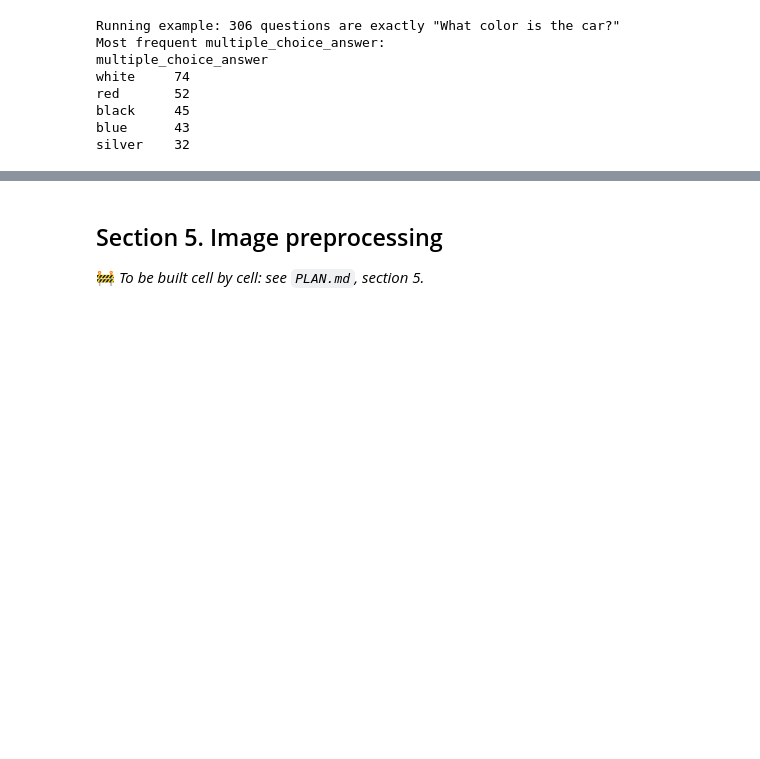
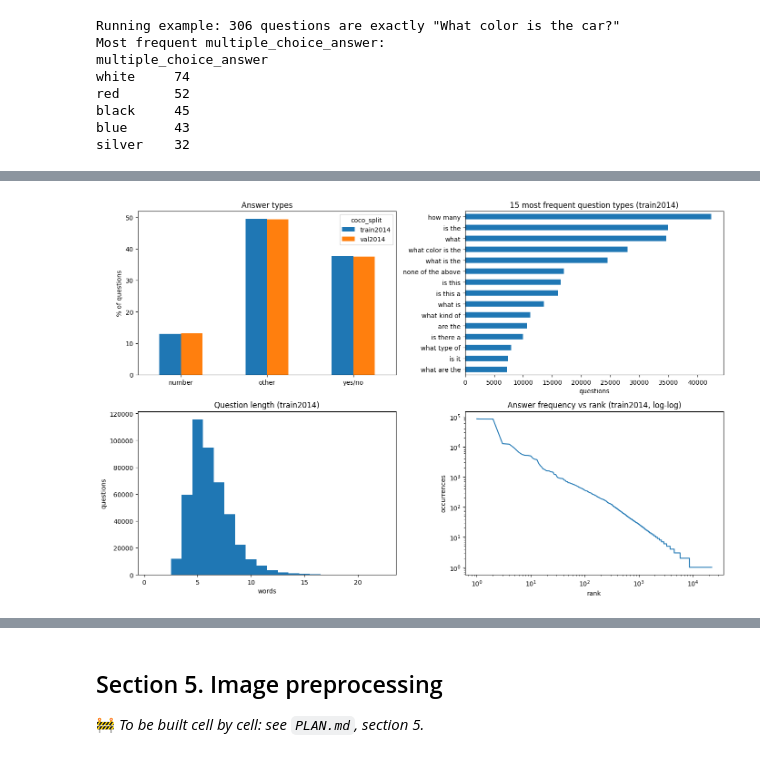
Before and after one commit to mahrane2002/Question-Adaptive-Visual-Token-Selection-for-Efficient-VLM, a Jupyter notebook: Question_Adaptive_VLM.ipynb, the cells around one changed output, grey strips where cells are left out. Cells and saved outputs as stored; diff of their text form; code cells hidden in the pictures; blank space fills up the shorter version.

```diff
--- a/Question_Adaptive_VLM.ipynb
+++ b/Question_Adaptive_VLM.ipynb
@@ -998,0 +1017,77 @@ silver    32
+# %%
+# 4.3 — Data exploration (full train2014 / val2014, before any subsampling)
+
+# Display settings only, not hyperparameters: they change what is printed / plotted, never a result
+TOP_N_QTYPES = 15
+COVERAGE_TOPS = (10, 100, 1000, 3000)
+
+train_df = vqa_df[vqa_df["coco_split"] == "train2014"]
+val_df = vqa_df[vqa_df["coco_split"] == "val2014"]
+
+# ---- 1. Answer types, per COCO split (is val2014, our test set, distributed like train2014?)
+assert set(vqa_df["answer_type"]) == {"yes/no", "number", "other"}, "unexpected answer_type values"
+answer_types = pd.crosstab(vqa_df["answer_type"], vqa_df["coco_split"], normalize="columns")
+print("1. Answer types (% of the questions of each split)")
+print((100 * answer_types).round(1).to_string())
+
+# ---- 2. Question types (train2014)
+qtype_counts = train_df["question_type"].value_counts()
+top_share = qtype_counts.head(TOP_N_QTYPES).sum() / len(train_df)
+print(f"\n2. {len(qtype_counts)} question types; the {TOP_N_QTYPES} most frequent cover {top_share:.1%} of train2014")
+print(qtype_counts.head(5).to_string())
+
+# ---- 3. Question length, in words (train2014)
+q_len = train_df["question"].str.split().str.len()
+print(f"\n3. Words per question: median = {q_len.median():.0f}, p90 = {q_len.quantile(0.9):.0f}, "
+      f"p99 = {q_len.quantile(0.99):.0f}, max = {q_len.max()}")
+# Each word gives at least 1 CLIP token, plus <start> and <end>: (words + 2) is a LOWER bound on the CLIP length.
+surely_cut = (q_len + 2 > cfg.max_question_len).mean()
+print(f"   Questions surely truncated at cfg.max_question_len = {cfg.max_question_len} CLIP tokens: {surely_cut:.3%}"
+      "  (exact count in CLIP tokens: section 7)")
+
+# ---- 4. Answers: long tail (train2014, raw multiple_choice_answer; normalization comes in 4.6)
+ans_counts = train_df["multiple_choice_answer"].value_counts()
+print(f"\n4. {len(ans_counts)} distinct answers, {(ans_counts == 1).sum()} of which appear only once")
+for n in COVERAGE_TOPS:
+    print(f"   top {n:>5} answers cover {ans_counts.head(n).sum() / len(train_df):.1%} of the questions")
+a_len = train_df["multiple_choice_answer"].str.split().str.len()
+print(f"   One-word answers: {(a_len == 1).mean():.1%}, longest: {a_len.max()} words"
+      f"  (cfg.max_answer_len = {cfg.max_answer_len} Qwen tokens, checked in section 15)")
+
+# ---- 5. Language prior: how far can we get WITHOUT looking at the image?
+# Most frequent answer of each question type, fitted on train2014...
+majority = (train_df.groupby("question_type")["multiple_choice_answer"]
+            .agg(lambda s: s.value_counts().index[0]))
+# ...evaluated on val2014 (exact match on multiple_choice_answer, NOT the VQA metric of 4.7).
+# A question type absent from train gives NaN → counted as wrong.
+hit = val_df["question_type"].map(majority) == val_df["multiple_choice_answer"]
+yes_share = (train_df.loc[train_df["answer_type"] == "yes/no", "multiple_choice_answer"] == "yes").mean()
+print(f"\n5. Language prior (no image): 'majority answer of the question type' → {hit.mean():.1%} exact match on val2014")
+print((100 * hit.groupby(val_df["answer_type"]).mean()).round(1).to_string())
+print(f"   Share of 'yes' among yes/no questions (train2014): {yes_share:.1%}")
+
+# ---- Running example
+ex_qtype = example_rows["question_type"].value_counts().index[0]
+print(f'\nRunning example: question_type = "{ex_qtype}", '
+      f'answer_type = {example_rows["answer_type"].value_counts().to_dict()}, '
+      f'prior answer (no image) = "{majority[ex_qtype]}"')
+
+# ---- Figure
+fig, axes = plt.subplots(2, 2, figsize=(14, 9))
+
+(100 * answer_types).plot.bar(ax=axes[0, 0], rot=0)
+axes[0, 0].set(title="Answer types", ylabel="% of questions", xlabel="")
+
+qtype_counts.head(TOP_N_QTYPES)[::-1].plot.barh(ax=axes[0, 1])
+axes[0, 1].set(title=f"{TOP_N_QTYPES} most frequent question types (train2014)", xlabel="questions", ylabel="")
+
+axes[1, 0].hist(q_len, bins=np.arange(1, q_len.max() + 2) - 0.5)      # one bin per integer length
+axes[1, 0].set(title="Question length (train2014)", xlabel="words", ylabel="questions")
+
+axes[1, 1].loglog(np.arange(1, len(ans_counts) + 1), ans_counts.values)
+axes[1, 1].set(title="Answer frequency vs rank (train2014, log-log)", xlabel="rank", ylabel="occurrences")
+
+fig.tight_layout()
+fig.savefig(cfg.path("fig", "4_3_exploration.png"), dpi=120, bbox_inches="tight")
+plt.show()
+# %% [output]
@@ -998,0 +1111 @@ silver    32
+[figure, added]
```
Also changed, not shown: parts of 4 cells of this notebook.
